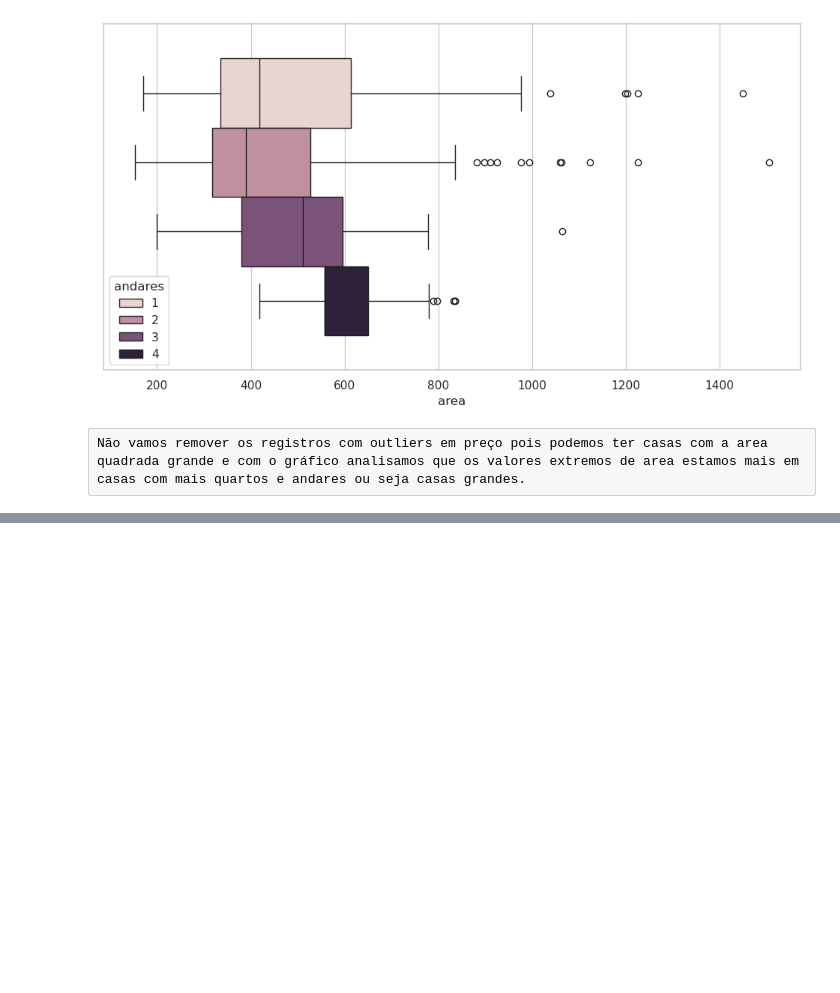
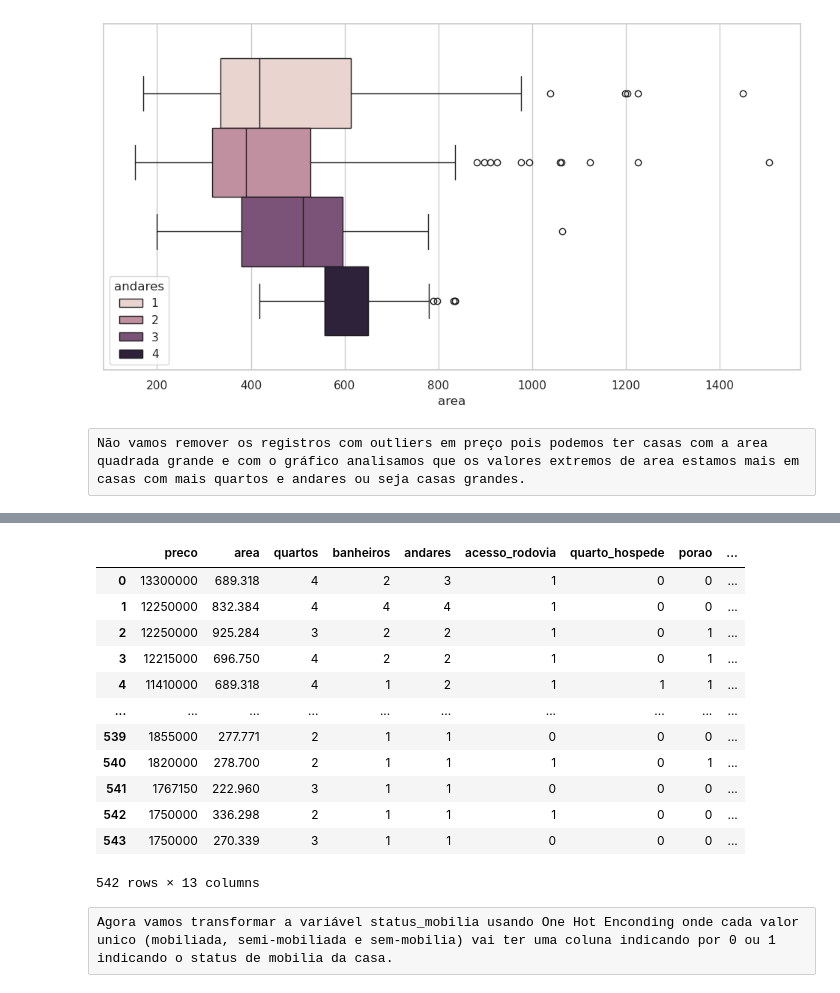
Before and after one commit to hugogsmendes/Houses-prediction, a Jupyter notebook: models_ml/model.ipynb, the cells around one changed output, grey strips where cells are left out. Saved outputs shown, nothing was run; the diff lists cells and outputs as text; code cells hidden in the pictures; blank space fills up the shorter version.

```diff
--- a/models_ml/model.ipynb
+++ b/models_ml/model.ipynb
@@ -396,0 +447,27 @@ Não vamos remover os registros com outliers em preço pois podemos ter casas co
+# %%
+# Agora vamos mapear a variável status_mobilia para passar pro portugues
+mapeamento_mobilia = {
+    "furnished":"mobiliada",
+    "semi-furnished":"semi-mobiliada",
+    "unfurnished":"sem-mobilia"
+}
+# %%
+df_limpo["status_mobilia"] = df_limpo["status_mobilia"].map(mapeamento_mobilia)
+# %%
+df_limpo
+# %% [output]
+|  | preco | area | quartos | banheiros | andares | acesso_rodovia | quarto_hospede | porao | ... |
+| 0 | 13300000 | 689.318 | 4 | 2 | 3 | 1 | 0 | 0 | ... |
+| 1 | 12250000 | 832.384 | 4 | 4 | 4 | 1 | 0 | 0 | ... |
+| 2 | 12250000 | 925.284 | 3 | 2 | 2 | 1 | 0 | 1 | ... |
+| 3 | 12215000 | 696.750 | 4 | 2 | 2 | 1 | 0 | 1 | ... |
+| 4 | 11410000 | 689.318 | 4 | 1 | 2 | 1 | 1 | 1 | ... |
+| ... | ... | ... | ... | ... | ... | ... | ... | ... | ... |
+| 539 | 1855000 | 277.771 | 2 | 1 | 1 | 0 | 0 | 0 | ... |
+| 540 | 1820000 | 278.700 | 2 | 1 | 1 | 1 | 0 | 1 | ... |
+| 541 | 1767150 | 222.960 | 3 | 1 | 1 | 0 | 0 | 0 | ... |
+| 542 | 1750000 | 336.298 | 2 | 1 | 1 | 1 | 0 | 0 | ... |
+| 543 | 1750000 | 270.339 | 3 | 1 | 1 | 0 | 0 | 0 | ... |
+542 rows × 13 columns
+# %% [raw]
+Agora vamos transformar a variável status_mobilia usando One Hot Enconding onde cada valor unico (mobiliada, semi-mobiliada e sem-mobilia) vai ter uma coluna indicando por 0 ou 1 indicando o status de mobilia da casa.
```
Also changed, not shown: parts of 16 cells of this notebook.
